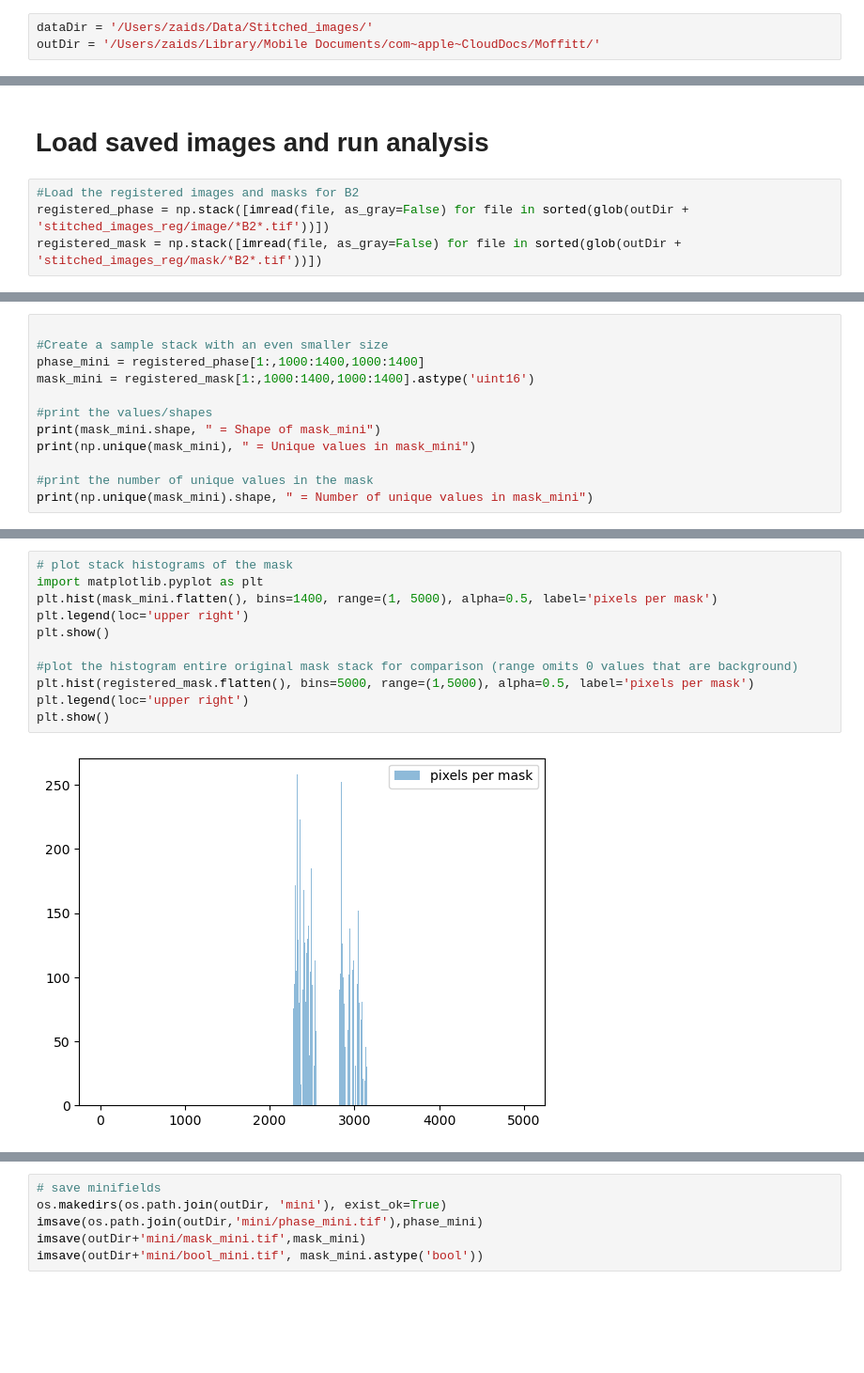
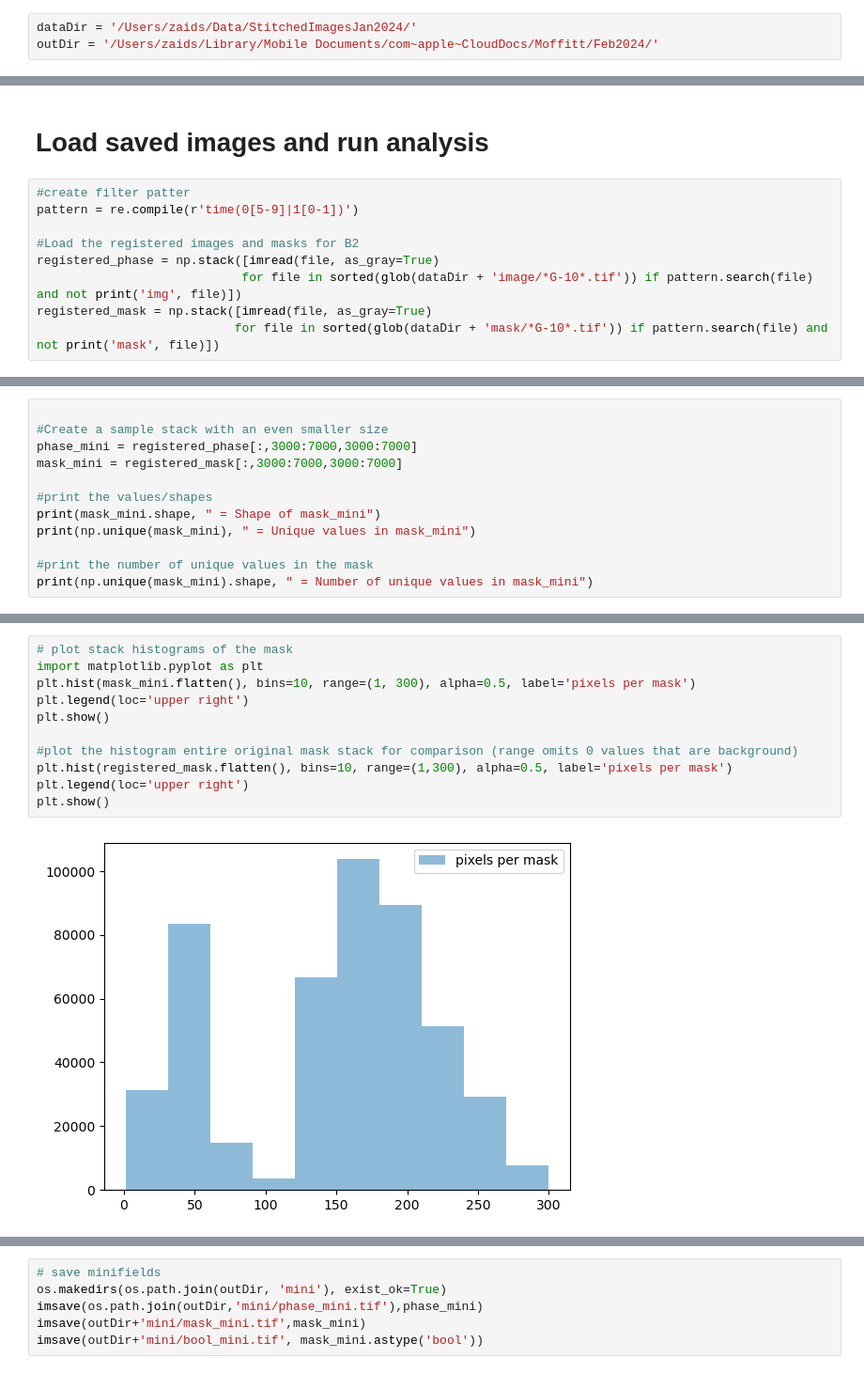
Before and after one commit to zsdqui/PMO_MeasuringFitnessperClone, a Jupyter notebook: LiveCellImaging/maskTracker.ipynb, the cells around one changed output, grey strips where cells are left out. Shown at 94% size. Drawn from its saved outputs; the diff is of its cells as text; blank space fills up the shorter version.

Commit message:
Update to Feb 2024 data

```diff
--- a/LiveCellImaging/maskTracker.ipynb
+++ b/LiveCellImaging/maskTracker.ipynb
@@ -22,6 +20,6 @@ btrack.__version__
 # %%
-dataDir = '/Users/zaids/Data/Stitched_images/'
-outDir = '/Users/zaids/Library/Mobile Documents/com~apple~CloudDocs/Moffitt/'
+dataDir = '/Users/zaids/Data/StitchedImagesJan2024/'
+outDir = '/Users/zaids/Library/Mobile Documents/com~apple~CloudDocs/Moffitt/Feb2024/'
 # %% [markdown]
 # Process Images/Register all timepoints
 # %%
@@ -87,6 +85,11 @@ KeyboardInterrupt:
 # %% [markdown]
 # Load saved images and run analysis
 # %%
+#create filter patter
+pattern = re.compile(r'time(0[5-9]|1[0-1])')
+
 #Load the registered images and masks for B2
-registered_phase = np.stack([imread(file, as_gray=False) for file in sorted(glob(outDir + 'stitched_images_reg/image/*B2*.tif'))])
-registered_mask = np.stack([imread(file, as_gray=False) for file in sorted(glob(outDir + 'stitched_images_reg/mask/*B2*.tif'))])
+registered_phase = np.stack([imread(file, as_gray=True)
+                            for file in sorted(glob(dataDir + 'image/*G-10*.tif')) if pattern.search(file) and not print('img', file)])
+registered_mask = np.stack([imread(file, as_gray=True)
+                           for file in sorted(glob(dataDir + 'mask/*G-10*.tif')) if pattern.search(file) and not print('mask', file)])
@@ -93,8 +115,8 @@ registered_mask = np.stack([imread(file, as_gray=False) for file in sorted(glob(
 # %%
 
 #Create a sample stack with an even smaller size
-phase_mini = registered_phase[1:,1000:1400,1000:1400]
-mask_mini = registered_mask[1:,1000:1400,1000:1400].astype('uint16')
+phase_mini = registered_phase[:,3000:7000,3000:7000]
+mask_mini = registered_mask[:,3000:7000,3000:7000]
 
 #print the values/shapes
 print(mask_mini.shape, " = Shape of mask_mini")
@@ -123,13 +138,13 @@ print(np.unique(mask_mini).shape, " = Number of unique values in mask_mini")
 # %%
 # plot stack histograms of the mask
 import matplotlib.pyplot as plt
-plt.hist(mask_mini.flatten(), bins=1400, range=(1, 5000), alpha=0.5, label='pixels per mask')
+plt.hist(mask_mini.flatten(), bins=10, range=(1, 300), alpha=0.5, label='pixels per mask')
 plt.legend(loc='upper right')
 plt.show()
 
 #plot the histogram entire original mask stack for comparison (range omits 0 values that are background)
-plt.hist(registered_mask.flatten(), bins=5000, range=(1,5000), alpha=0.5, label='pixels per mask')
+plt.hist(registered_mask.flatten(), bins=10, range=(1,300), alpha=0.5, label='pixels per mask')
 plt.legend(loc='upper right')
 plt.show()
 # %% [output]
-[figure, old version]
+[figure, new version]
```
Also changed, not shown: parts of 8 cells of this notebook.
